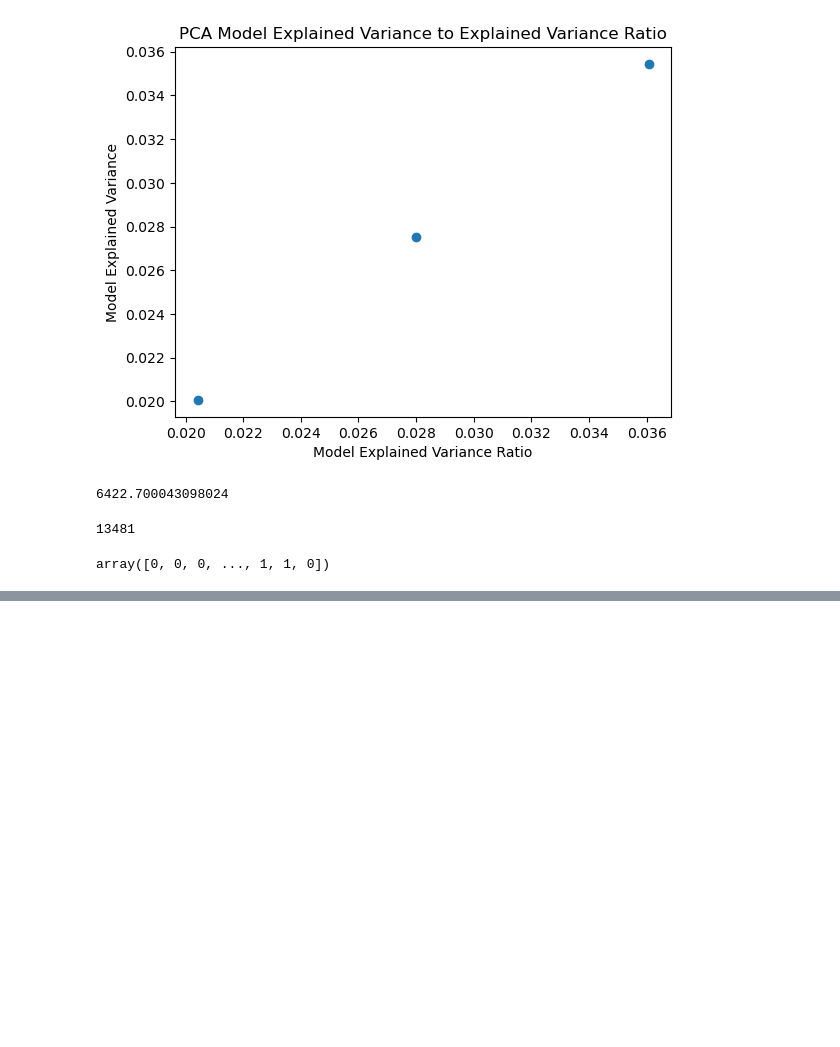
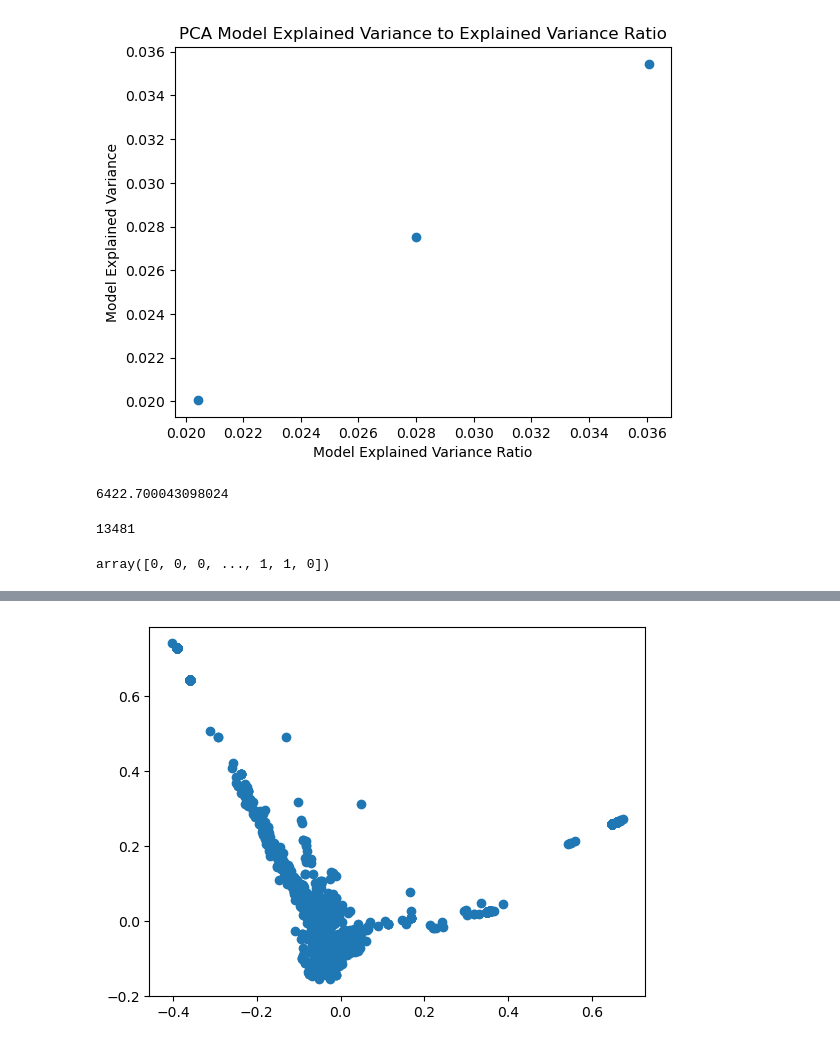
Before and after one commit to matthewjchin/krafttweetsanalysis, a Jupyter notebook: final_project.ipynb, the cells around one changed output, grey strips where cells are left out. Cells and saved outputs as stored; diff of their text form; code cells hidden in the pictures; blank space fills up the shorter version.

```diff
--- a/final_project.ipynb
+++ b/final_project.ipynb
@@ -503,0 +536,5 @@ array([0, 0, 0, ..., 1, 1, 0])
+# %%
+plt.scatter(model_res[:, 0], model_res[:, 1])
+plt.show()
+# %% [output]
+[figure, added]
```
Also changed, not shown: parts of 5 cells of this notebook.
